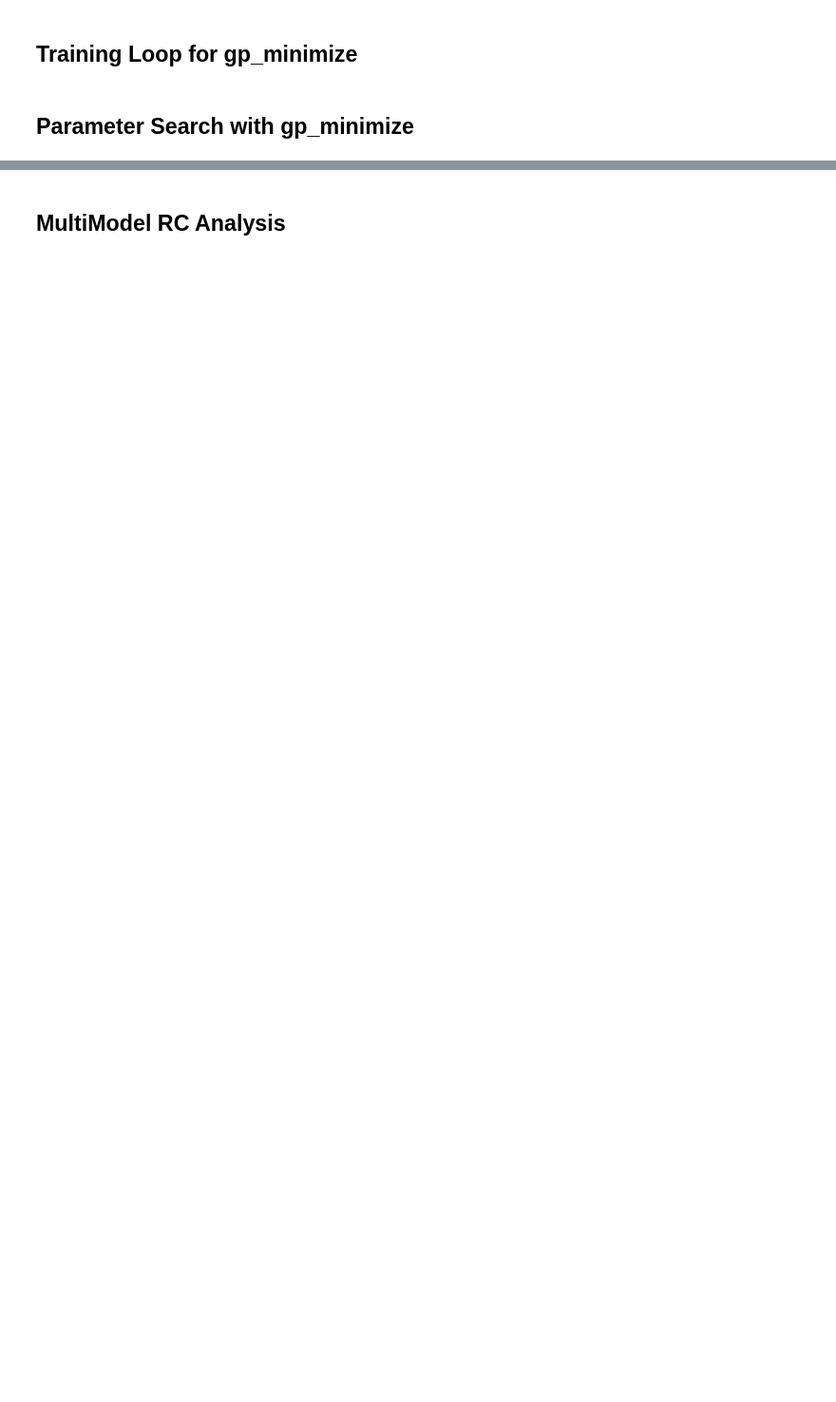
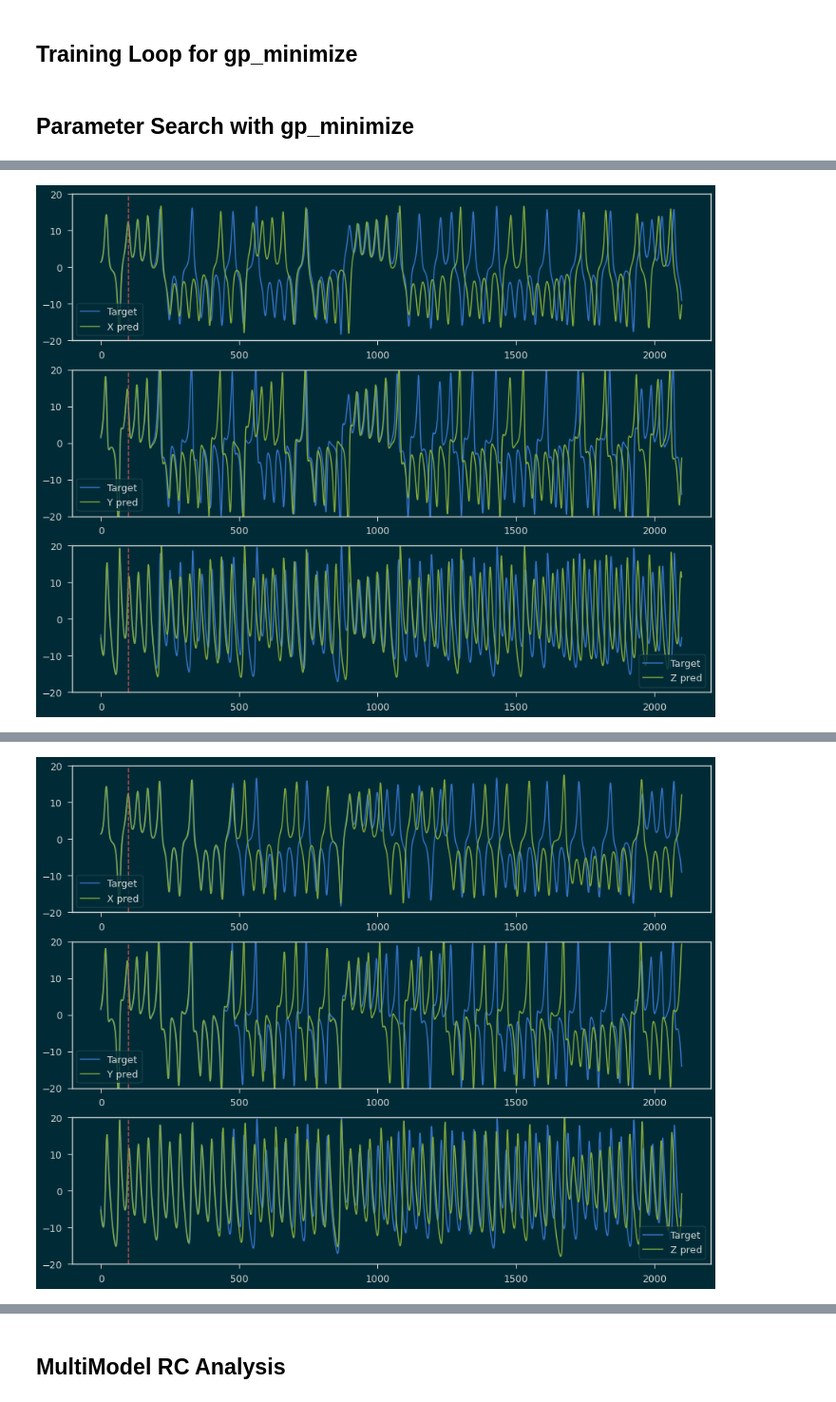
Before and after one commit to BrianWhiteaker/ChaosESN, a Jupyter notebook: L3D_loop.ipynb, the cells around one changed output, grey strips where cells are left out. Shown at 95% size. Saved outputs shown, nothing was run; the diff lists cells and outputs as text; code cells hidden in the pictures; blank space fills up the shorter version.

```diff
--- a/L3D_loop.ipynb
+++ b/L3D_loop.ipynb
@@ -275,16 +289,17 @@ def loop(a=1.0,sr=1.0,amp=1.0,ri=1.0,rr=1.0):
     if(np.isnan(loss) or (np.isinf(loss) or (loss > 1000.0))):
         loss = 1000
 
-    if(loss < running_error):
+    if((loss < running_error)&(loss<.9)):
         alphas.append(a)
         rhos.append(sr)
         gammas.append(amp)
         inScales.append(ri)
         resScales.append(rr)
         running_error = loss
-        #wnet = Wnet.detach().cpu().numpy()
+        wnet = Wnet.detach().cpu().numpy()
+        currentParams = np.array([a,sr,amp,ri,rr,loss])
 
-        plt.figure(figsize=(15,12))
+        fig = plt.figure(figsize=(15,12))
         plt.subplot(3,1,1)
         plt.plot(signal[TRAINLENGTH-LEAD:,0], label='Target')
         plt.plot(yHat_GPU[TRAINLENGTH-LEAD:,0], label='X pred')
@@ -307,11 +322,13 @@ def loop(a=1.0,sr=1.0,amp=1.0,ri=1.0,rr=1.0):
         plt.legend()
 
         plt.show()
+        fig.savefig(f'./Saved_Models/L3D_sz{N}_ref{ref}_run{rn}_iter{counter}.pdf',
+                    format='pdf', bbox_inches='tight', pad_inches=.01)
         plt.close()
 
-        #np.save(f'./MultiModelL3D/Mats/L3D_it{counter}_{N}_Wnet',wnet)
-        #np.save(f'./MultiModelL3D/Preds/L3D_it{counter}_{N}_Preds',yHat_GPU)
-        #np.save(f'./MultiModelL3D/Params/L3D_it{counter}_{N}_InstanceParams',currParams)
+        np.save(f'./L3D_Saved_Models/L3D_it{counter}_{N}_Wnet',wnet)
+        np.save(f'./L3D_Saved_Models/L3D_it{counter}_{N}_Preds',yHat_GPU)
+        np.save(f'./L3D_Saved_Models/L3D_it{counter}_{N}_InstanceParams',currentParams)
         print(f' Iter={counter} a={a:.3f} sr={sr:.3f} amp={amp:.3f}',
               f' ri={ri:.3f} rr={rr:.3f} loss={loss:3f}\n\n')
     print(f'Iter: {counter} #### Diagnostic {loss:3f}   Time {(time.time()-start):.2f}',
@@ -327,30 +344,45 @@ s = torch.torch.from_numpy(signal).cuda().type(dtype)
 #
 size = [1000,950,900,850,800,750,700,650,600,550,500,
         450,400,350,300,250,200,150,100,50]
-for ref in range(50):
-    start = time.time()
-    for N in [100]:
+rand_state = [11,37,3,24,91]
+
+for N in [100]:
+    min_a, max_a = .001, 1.
+    min_sr, max_sr = .001, 8.
+    min_g, max_g = .001, 1.
+    min_ri, max_ri = .001, 1.
+    min_rr, max_rr = .001, 5.
+    space = [Real(min_a, max_a, name='a'),
+                     Real(min_sr, max_sr, name='sr'),
+                     Real(min_g, max_g, name='amp'),
+                     Real(min_ri, max_ri, name='ri'),
+                     Real(min_rr, max_rr, name='rr')
+                    ]
+    for ref in range(10):
+        start = time.time()
         alphas = []
         rhos = []
         gammas = []
         inScales = []
         resScales = []
-        space = [Real(min_a, max_a, name='a'),
-                 Real(min_sr, max_sr, name='sr'),
-                 Real(min_g, max_g, name='amp'),
-                 Real(min_ri, max_ri, name='ri'),
-                 Real(min_rr, max_rr, name='rr')
-                ]
-        running_error = 1000
-        counter = 0
-        print(f'********** {N} ***********')
-        result_gp = gp_minimize(loop, space, n_calls=CALLS,
-                                random_state=11, n_jobs=2, n_initial_points=100)
-        print(f'\nBest result = {result_gp.fun}')
-        names = ['a','sr','amp','ri','rr']
-        for i in range(len(space)):
-            print(f'{names[i]} = {result_gp.x[i]}')
-        min_a, max_a   = resize_spaces(min_a, max_a, np.array(alphas))
+
+        for rn in range(5):
+            running_error = 1000
+            counter = 0
+            print(f'********** Size{N} -- Run {rn} ***********')
+            result_gp = gp_minimize(loop,
+                                    space,
+                                    n_calls=CALLS,
+                                    random_state=rand_state[rn],
+                                    n_jobs=2,
+                                    n_initial_points=100)
+            print(f'\nRun: {rn} Best result = {result_gp.fun}')
+            names = ['a','sr','amp','ri','rr']
+            for i in range(len(space)):
+                print(f'{names[i]} = {result_gp.x[i]}')
+        min_a, max_a   = resize_spaces(min_a, max_a,
+                                       np.array(alphas),
+                                       isAlpha=True)
         min_sr, max_sr = resize_spaces(min_sr, max_sr, np.array(rhos))
         min_g, max_g   = resize_spaces(min_g, max_g, np.array(gammas))
         min_ri, max_ri = resize_spaces(min_ri, max_ri, np.array(inScales))
@@ -361,5 +393,6 @@ for ref in range(50):
         print(f'Gamma ({min_g}, {max_g})\n')
         print(f'r-in ({min_ri}, {max_ri})\n')
         print(f'r-res ({min_rr}, {max_rr})\n')
-    end = time.time()-start
-    print(f'End Refinement Run {ref} Time {end:.3f}')
+        end = time.time()-start
+        print(f'End Refinement Run {ref} Time {end:.3f}')
+# %% [output]
@@ -365,0 +416 @@ for ref in range(50):
+[figure, added]
@@ -365,0 +434 @@ for ref in range(50):
+[figure, added]
```
Also changed, not shown: parts of 4 cells of this notebook, 1 other file.
